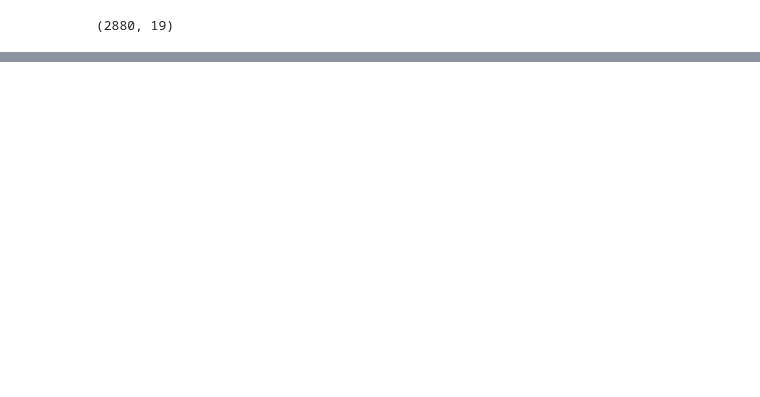
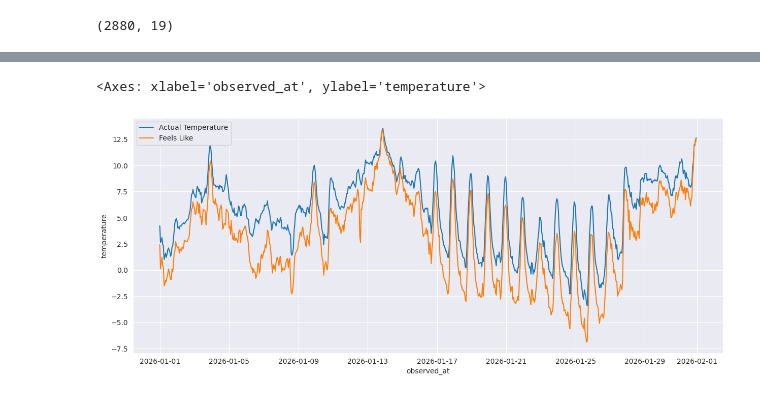
Before and after one commit to danielphilip12/Weather-Pipeline, a Jupyter notebook: notebooks/seattle_analysis.ipynb, the cells around one changed output, grey strips where cells are left out. Cells and saved outputs as stored; diff of their text form; code cells hidden in the pictures; blank space fills up the shorter version.

```diff
--- a/notebooks/seattle_analysis.ipynb
+++ b/notebooks/seattle_analysis.ipynb
@@ -5,7 +5,8 @@ from sqlalchemy import create_engine, text
 import seaborn as sns
 import matplotlib.pyplot as plt
 
-plt.rcParams["figure.figsize"] = (10, 6)
+plt.rcParams["figure.figsize"] = (15, 6)
+sns.set_style('darkgrid')
 # %%
 DB_HOST = os.getenv("DB_HOST", "db")
 DB_PORT = os.getenv("DB_PORT", "5432")
@@ -70 +71,5 @@ seattle.groupby("observed_date")[['temperature', 'feels_like']].mean()
 120 rows × 2 columns
+# %%
+seattle['month'] = seattle['observed_at'].dt.month_name()
+# %%
+seattle_jan = seattle[seattle['month'] == 'January']
@@ -70,0 +86,6 @@ seattle.groupby("observed_date")[['temperature', 'feels_like']].mean()
+# %%
+sns.lineplot(data=seattle_jan, x='observed_at', y='temperature', label='Actual Temperature')
+sns.lineplot(data=seattle_jan, x='observed_at', y='feels_like', label='Feels Like')
+# %% [output]
+<Axes: xlabel='observed_at', ylabel='temperature'>
+[figure, added]
```
Also changed, not shown: parts of 14 cells of this notebook.
